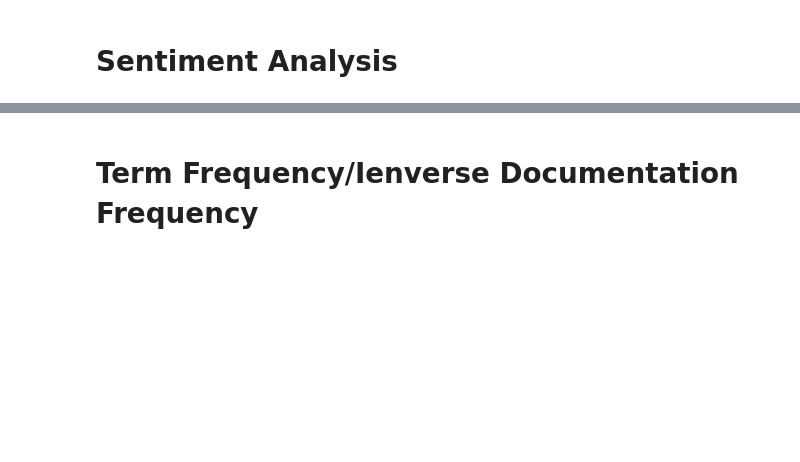
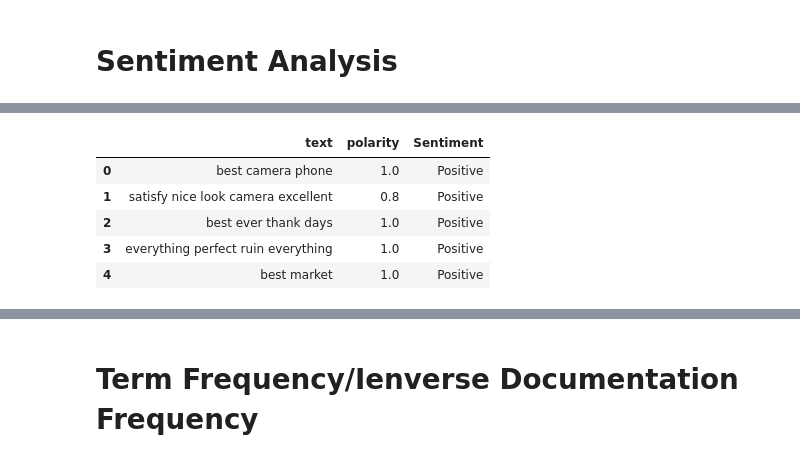
Before and after one commit to aditi1052/-Flipkart-Review-Scraper-Sentiment-Analyzer, a Jupyter notebook: Fipkart_Model.ipynb, the cells around one changed output, grey strips where cells are left out. Saved outputs shown, nothing was run; the diff lists cells and outputs as text; code cells hidden in the pictures; blank space fills up the shorter version.

```diff
--- a/Fipkart_Model.ipynb
+++ b/Fipkart_Model.ipynb
@@ -388,0 +380,18 @@ data.head(5)
+# %%
+def get_sentiment(score):
+    if score > 0:
+        return 'Positive'
+    elif score < 0:
+        return 'Negative'
+    else:
+        return 'Neutral'
+
+data['Sentiment'] = data['polarity'].apply(get_sentiment)
+data.head()
+# %% [output]
+|  | text | polarity | Sentiment |
+| 0 | best camera phone | 1.0 | Positive |
+| 1 | satisfy nice look camera excellent | 0.8 | Positive |
+| 2 | best ever thank days | 1.0 | Positive |
+| 3 | everything perfect ruin everything | 1.0 | Positive |
+| 4 | best market | 1.0 | Positive |
```
Also changed, not shown: parts of 34 cells of this notebook.
